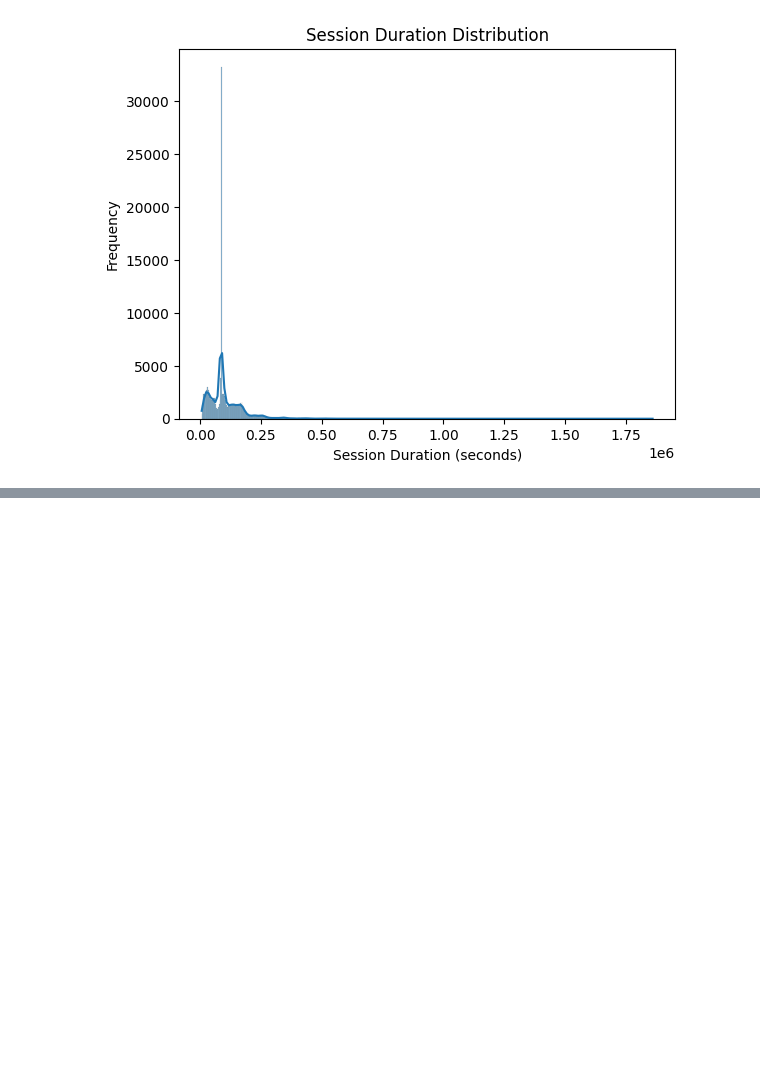
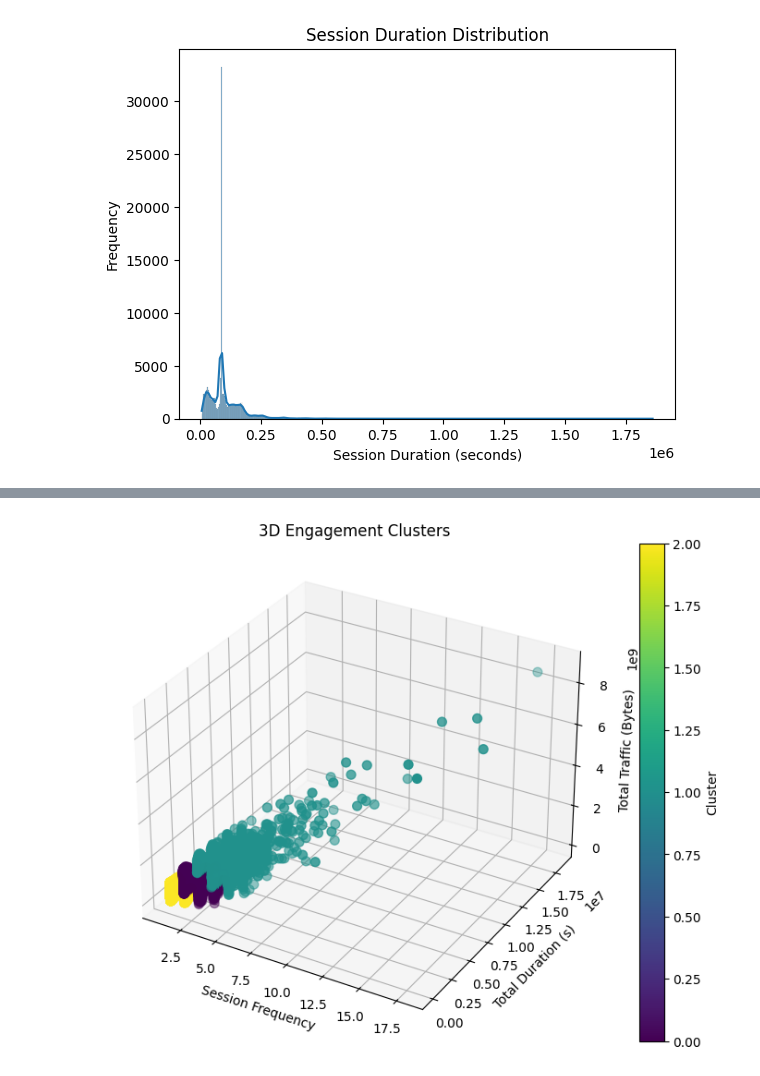
Before and after one commit to wendirad/weekTwo, a Jupyter notebook: notebooks/task_2.ipynb, the cells around one changed output, grey strips where cells are left out. Drawn from its saved outputs; the diff is of its cells as text; code cells hidden in the pictures; blank space fills up the shorter version.

Commit message:
(feat) k-means to classify customers in three groups of engagement.

```diff
--- a/notebooks/task_2.ipynb
+++ b/notebooks/task_2.ipynb
@@ -79,0 +99,2 @@ plt.show()
+# %%
+customer_metrics['total_traffic'] = customer_metrics['total_download'] + customer_metrics['total_upload']
@@ -79,0 +127,9 @@ plt.show()
+# %%
+scaler = MinMaxScaler()
+# %%
+normalized_metrics = scaler.fit_transform(
+    customer_metrics[['session_frequency', 'total_duration_ms', 'total_traffic']]
+)
+# %%
+kmeans = KMeans(n_clusters=3, random_state=42)
+customer_metrics['engagement_cluster_norm'] = kmeans.fit_predict(normalized_metrics)
@@ -79,0 +173,21 @@ plt.show()
+# %%
+fig = plt.figure(figsize=(10, 7))
+ax = fig.add_subplot(111, projection='3d')
+
+scatter = ax.scatter(
+    customer_metrics['session_frequency'],
+    customer_metrics['total_duration_ms'],
+    customer_metrics['total_traffic'],
+    c=customer_metrics['engagement_cluster_norm'],
+    cmap='viridis',
+    s=50
+)
+
+ax.set_title("3D Engagement Clusters")
+ax.set_xlabel("Session Frequency")
+ax.set_ylabel("Total Duration (s)")
+ax.set_zlabel("Total Traffic (Bytes)")
+plt.colorbar(scatter, label='Cluster')
+plt.show()
+# %% [output]
+[figure, added]
```
Also changed, not shown: parts of 9 cells of this notebook.
